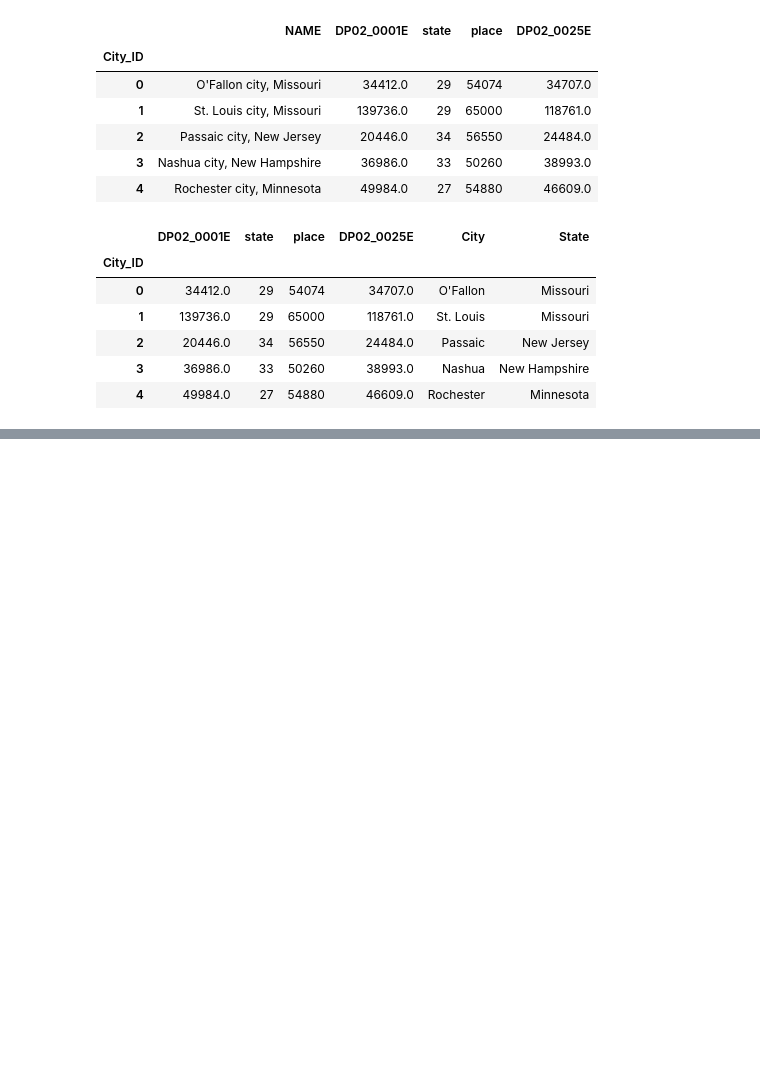
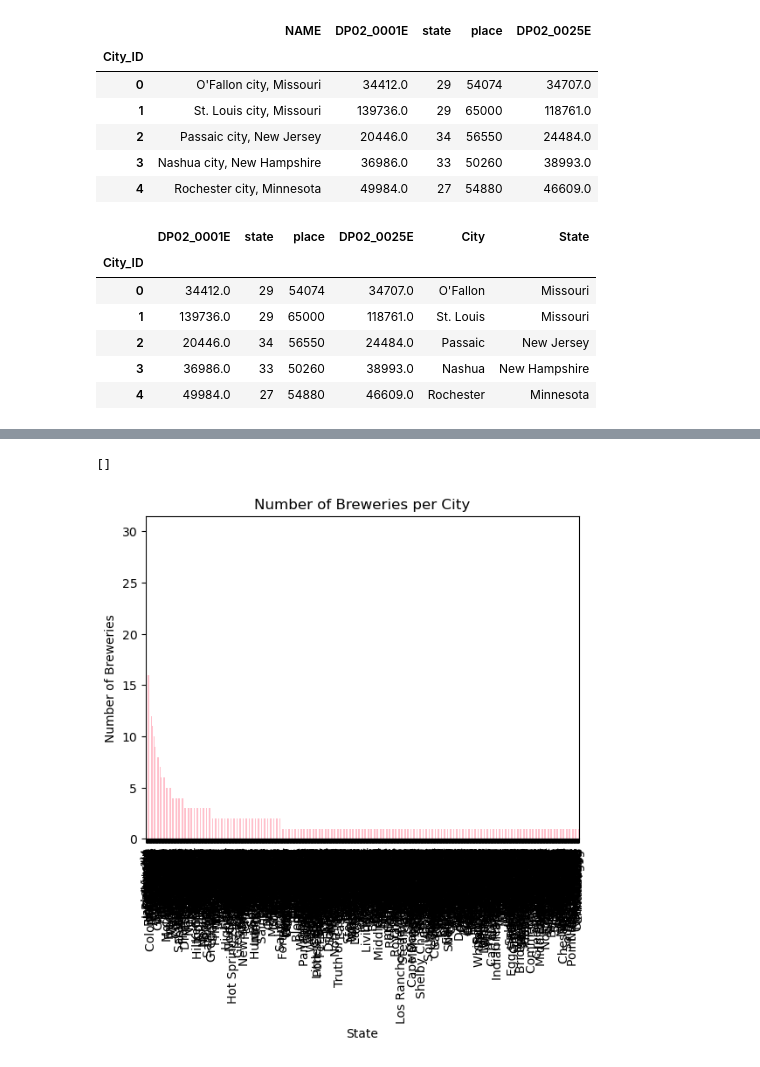
Before and after one commit to rpatel9877/project1, a Jupyter notebook: starter folders/natalia_lopez/nl2_workbook.ipynb, the cells around one changed output, grey strips where cells are left out. Drawn from its saved outputs; the diff is of its cells as text; code cells hidden in the pictures; blank space fills up the shorter version.

```diff
--- a/starter folders/natalia_lopez/nl2_workbook.ipynb
+++ b/starter folders/natalia_lopez/nl2_workbook.ipynb
@@ -142,0 +188,10 @@ merged_df.to_csv("./data/merged_df.csv", index=False)
+# %%
+data_count2 = merged_df["City"].value_counts()
+plot_pandas2 = data_count2.plot.bar(color='pink')
+plt.xlabel("State")
+plt.ylabel("Number of Breweries")
+plt.title("Number of Breweries per City")
+plot_pandas2.plot(figsize=(1000, 100000))
+# %% [output]
+[]
+[figure, added]
```
Also changed, not shown: parts of 7 cells of this notebook.
